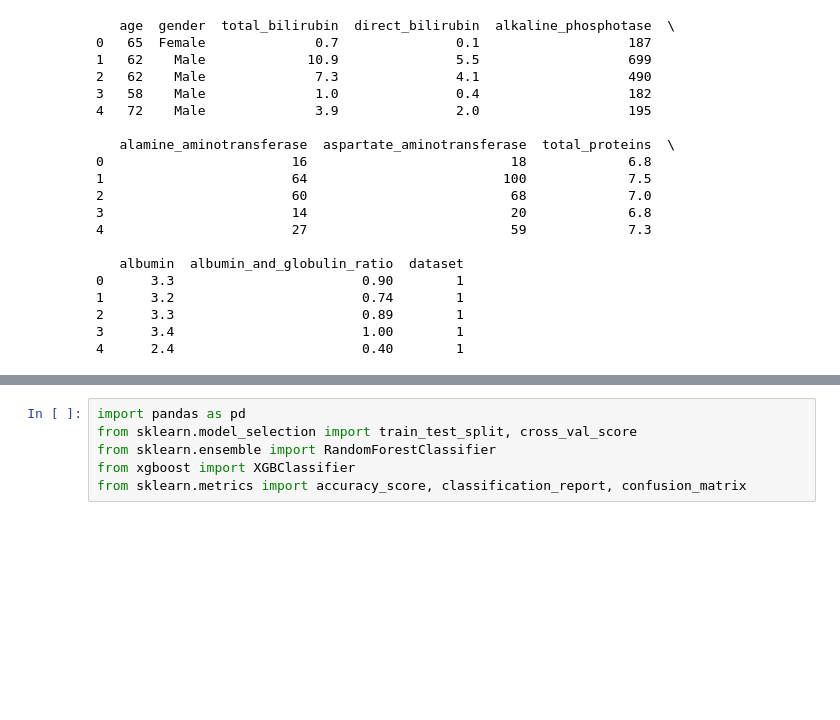
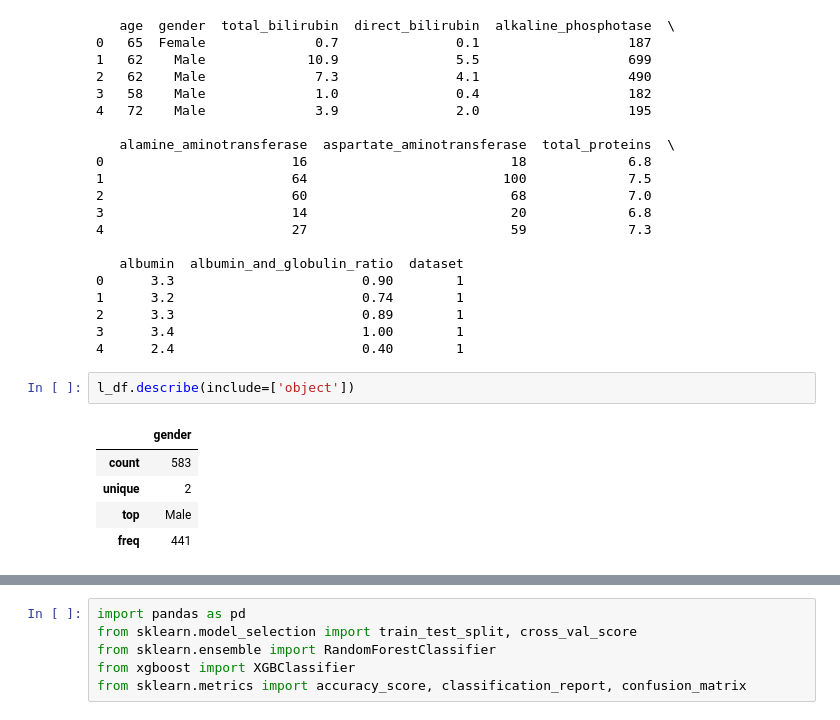
Before and after one commit to msandhiya07/Multidiseasesds, a Jupyter notebook: multidiseases.ipynb, the cells around one changed output, grey strips where cells are left out. Saved outputs shown, nothing was run; the diff lists cells and outputs as text; blank space fills up the shorter version.

```diff
--- a/multidiseases.ipynb
+++ b/multidiseases.ipynb
@@ -665,3 +665,11 @@ print(l_df.head())
 2      3.3                        0.89        1
 3      3.4                        1.00        1
 4      2.4                        0.40        1
+# %%
+l_df.describe(include=['object'])
+# %% [output]
+|  | gender |
+| count | 583 |
+| unique | 2 |
+| top | Male |
+| freq | 441 |
```
Also changed, not shown: parts of 11 cells of this notebook.
